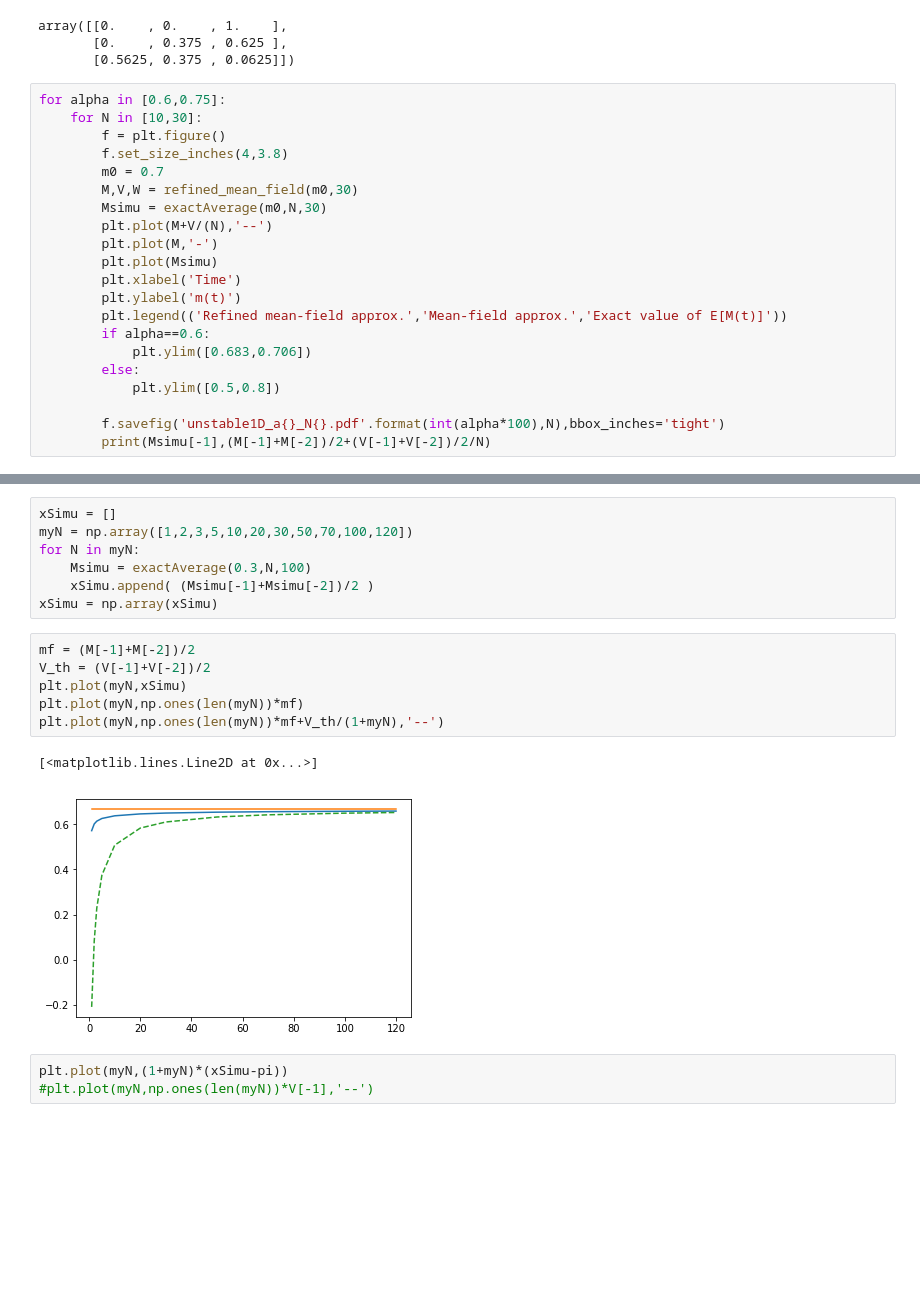
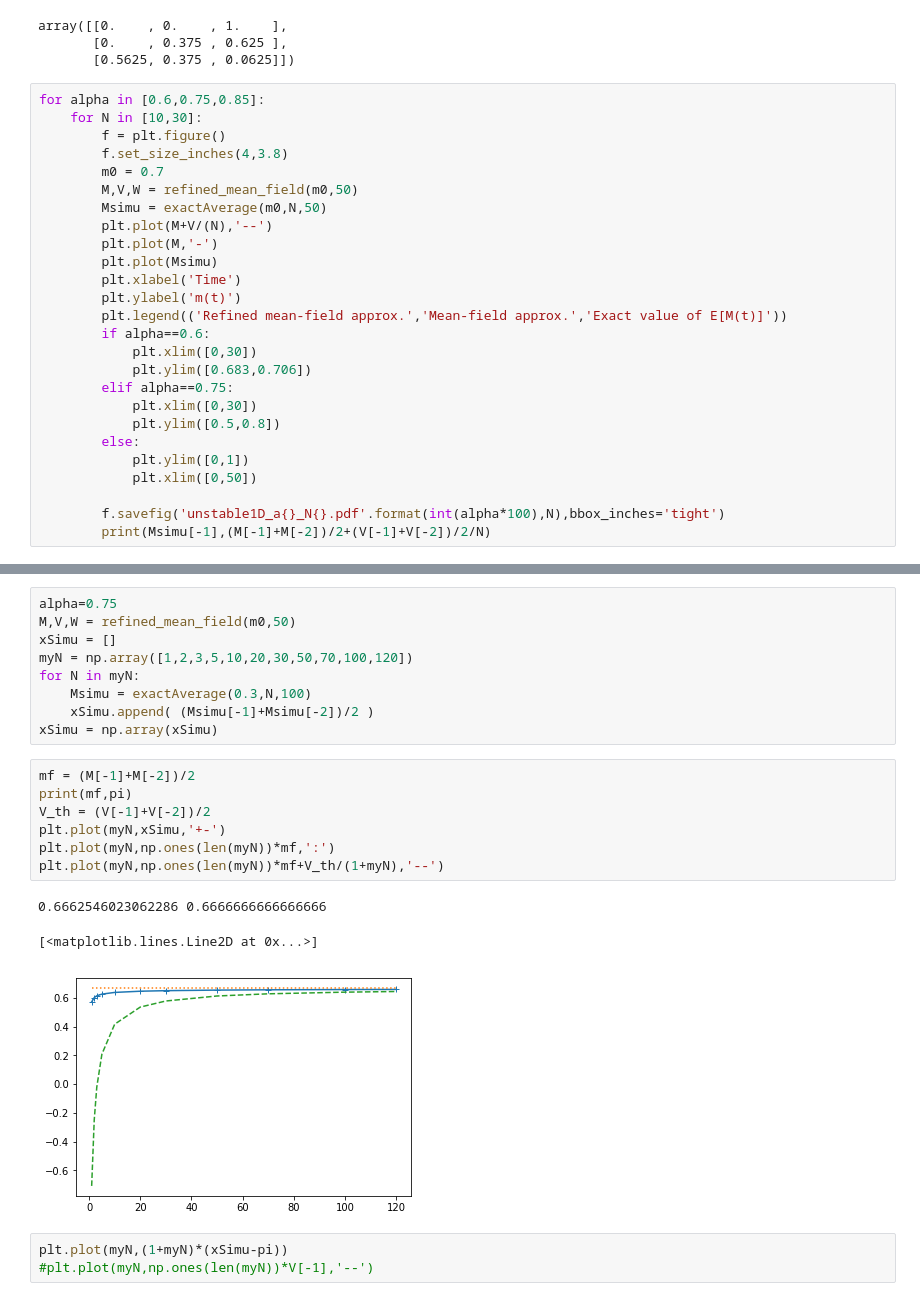
Before and after one commit to ngast/RefinedMeanField_SynchronousPopulation, a Jupyter notebook: simu/unstable1Dmodel.ipynb, the cells around one changed output, grey strips where cells are left out. Drawn from its saved outputs; the diff is of its cells as text; blank space fills up the shorter version.

```diff
--- a/simu/unstable1Dmodel.ipynb
+++ b/simu/unstable1Dmodel.ipynb
@@ -109,13 +109,13 @@ array([[0.    , 0.    , 1.    ],
        [0.    , 0.375 , 0.625 ],
        [0.5625, 0.375 , 0.0625]])
 # %%
-for alpha in [0.6,0.75]:
+for alpha in [0.6,0.75,0.85]:
     for N in [10,30]:
         f = plt.figure()
         f.set_size_inches(4,3.8)
         m0 = 0.7
-        M,V,W = refined_mean_field(m0,30)
-        Msimu = exactAverage(m0,N,30)
+        M,V,W = refined_mean_field(m0,50)
+        Msimu = exactAverage(m0,N,50)
         plt.plot(M+V/(N),'--')
         plt.plot(M,'-')
         plt.plot(Msimu)
@@ -123,9 +123,14 @@ for alpha in [0.6,0.75]:
         plt.ylabel('m(t)')
         plt.legend(('Refined mean-field approx.','Mean-field approx.','Exact value of E[M(t)]'))
         if alpha==0.6:
+            plt.xlim([0,30])
             plt.ylim([0.683,0.706])
+        elif alpha==0.75:
+            plt.xlim([0,30])
+            plt.ylim([0.5,0.8])
         else:
-            plt.ylim([0.5,0.8])
+            plt.ylim([0,1])
+            plt.xlim([0,50])
 
         f.savefig('unstable1D_a{}_N{}.pdf'.format(int(alpha*100),N),bbox_inches='tight')
         print(Msimu[-1],(M[-1]+M[-2])/2+(V[-1]+V[-2])/2/N)
@@ -141,4 +150,6 @@ for alpha in [0.6,0.75]:
 # %%
+alpha=0.75
+M,V,W = refined_mean_field(m0,50)
 xSimu = []
 myN = np.array([1,2,3,5,10,20,30,50,70,100,120])
 for N in myN:
@@ -147,13 +158,15 @@ for N in myN:
 xSimu = np.array(xSimu)
 # %%
 mf = (M[-1]+M[-2])/2
+print(mf,pi)
 V_th = (V[-1]+V[-2])/2
-plt.plot(myN,xSimu)
-plt.plot(myN,np.ones(len(myN))*mf)
+plt.plot(myN,xSimu,'+-')
+plt.plot(myN,np.ones(len(myN))*mf,':')
 plt.plot(myN,np.ones(len(myN))*mf+V_th/(1+myN),'--')
 # %% [output]
-[<matplotlib.lines.Line2D at 0x...>]
+0.6662546023062286 0.6666666666666666
+[<matplotlib.lines.Line2D at 0x...>]
-[figure, old version]
+[figure, new version]
 # %%
 plt.plot(myN,(1+myN)*(xSimu-pi))
 #plt.plot(myN,np.ones(len(myN))*V[-1],'--')
```
Also changed, not shown: parts of 10 cells of this notebook.
